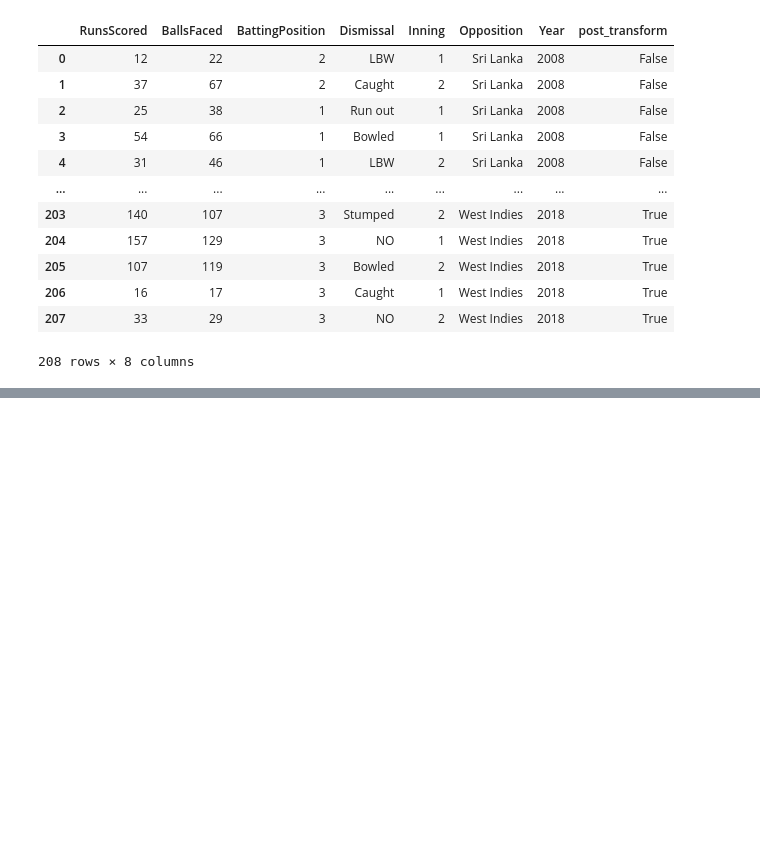
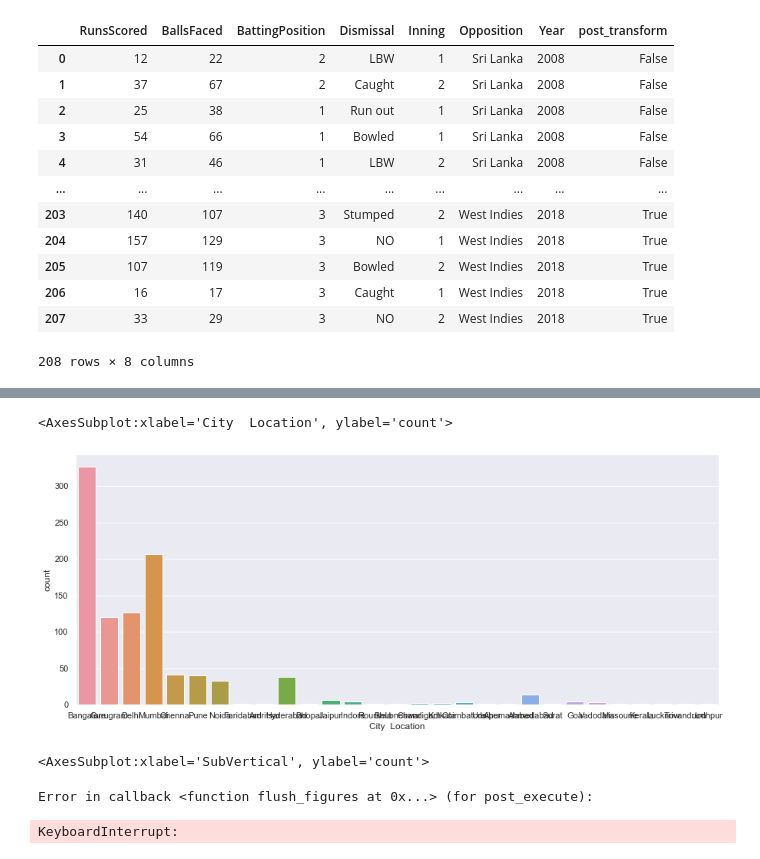
Before and after one commit to RAJAT199292/DataScienceVisualization, a Jupyter notebook: visualization.ipynb, the cells around one changed output, grey strips where cells are left out. Drawn from its saved outputs; the diff is of its cells as text; code cells hidden in the pictures; blank space fills up the shorter version.

```diff
--- a/visualization.ipynb
+++ b/visualization.ipynb
@@ -651,0 +684,15 @@ mydata
+# %%
+plt.figure(figsize = (15,6))
+
+sns.countplot(df['City  Location'])
+# %% [output]
+<AxesSubplot:xlabel='City  Location', ylabel='count'>
+[figure, added]
+# %%
+plt.figure(figsize = (15,6))
+
+sns.countplot(df['SubVertical'])
+# %% [output]
+<AxesSubplot:xlabel='SubVertical', ylabel='count'>
+Error in callback <function flush_figures at 0x...> (for post_execute):
+KeyboardInterrupt:
```
Also changed, not shown: parts of 16 cells of this notebook.
